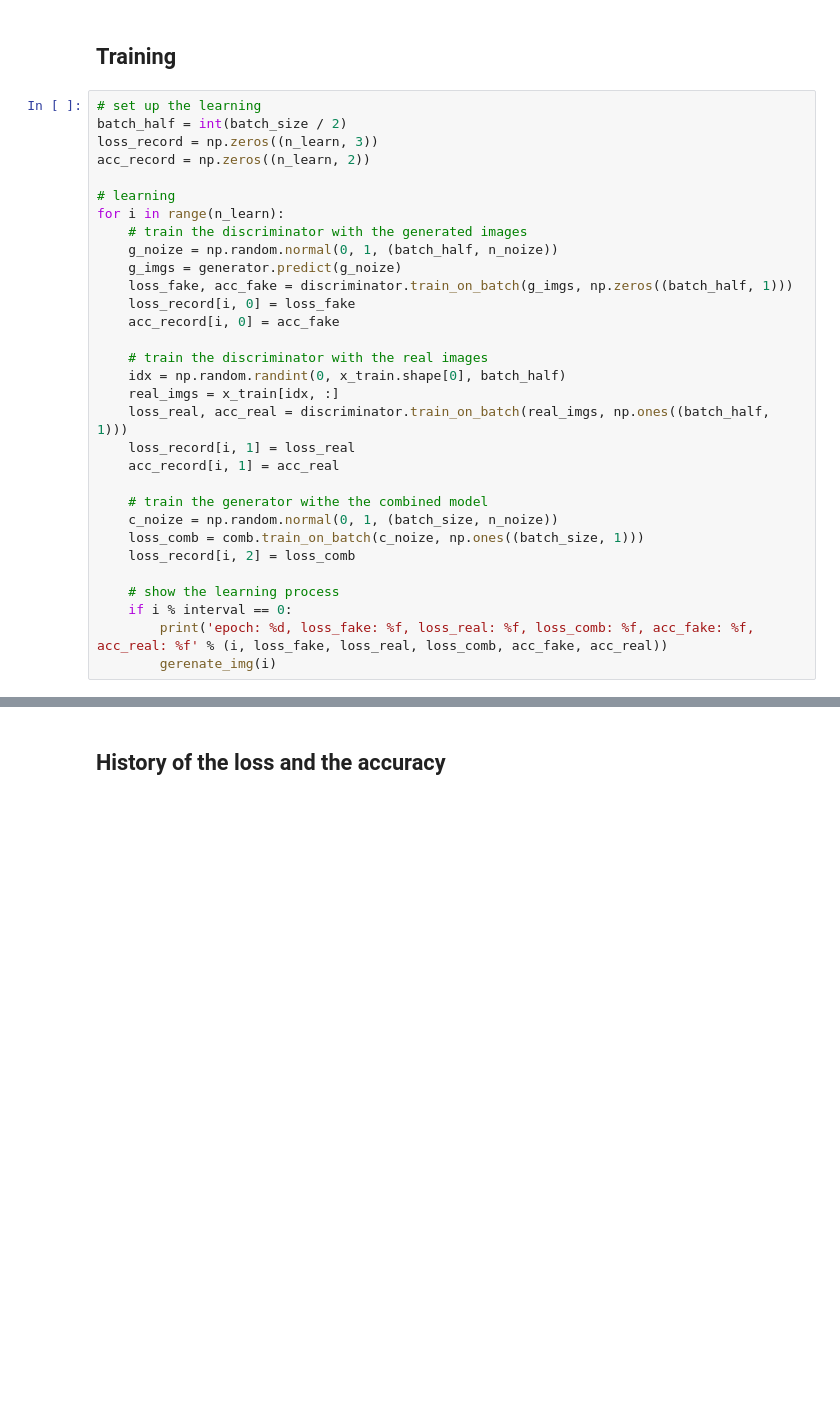
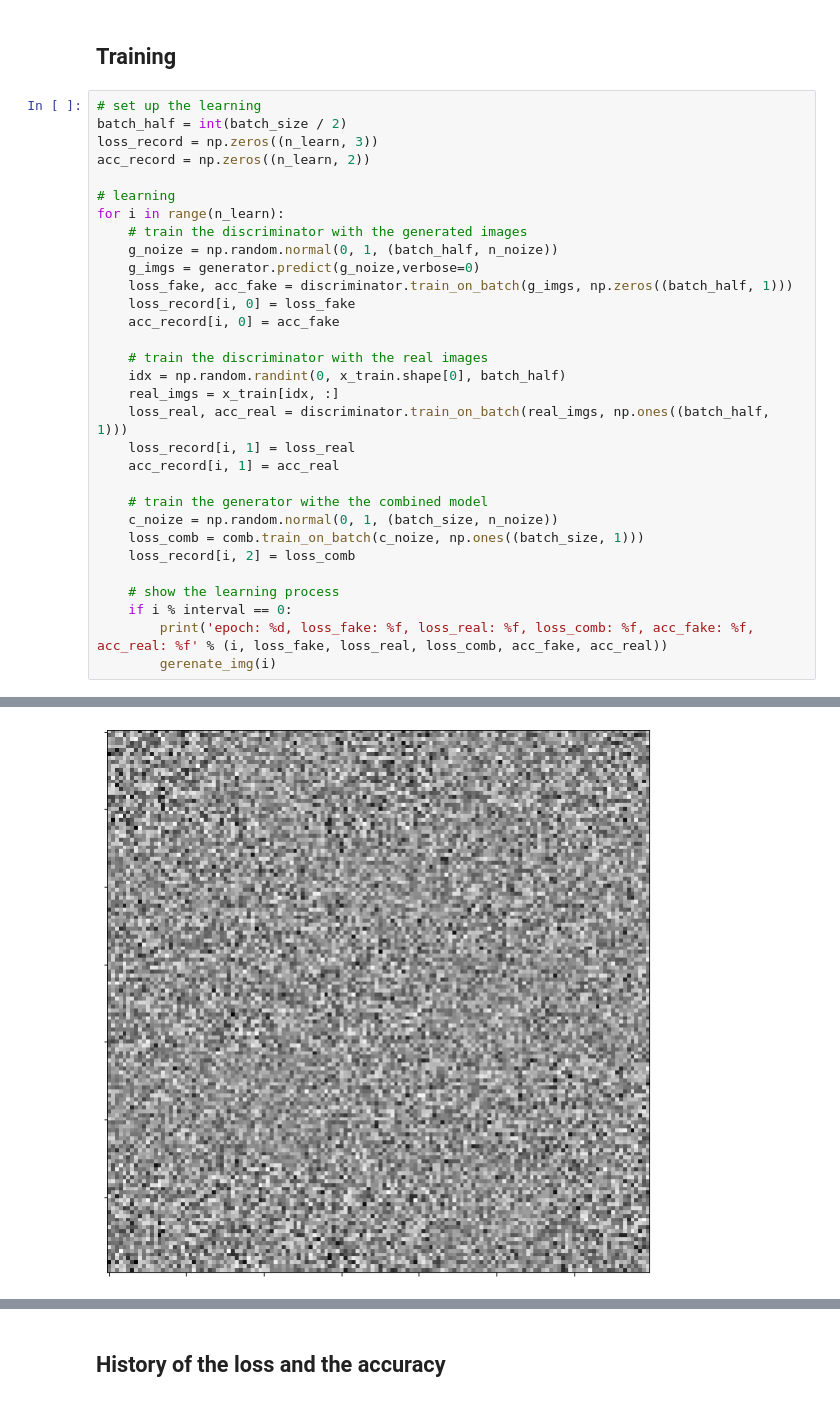
Before and after one commit to ntaka-0303/AI-Masrer, a Jupyter notebook: S10.GAN/exercises.ipynb, the cells around one changed output, grey strips where cells are left out. Saved outputs shown, nothing was run; the diff lists cells and outputs as text; blank space fills up the shorter version.

```diff
--- a/S10.GAN/exercises.ipynb
+++ b/S10.GAN/exercises.ipynb
@@ -178,7 +176,7 @@ acc_record = np.zeros((n_learn, 2))
 for i in range(n_learn):
     # train the discriminator with the generated images
     g_noize = np.random.normal(0, 1, (batch_half, n_noize))
-    g_imgs = generator.predict(g_noize)
+    g_imgs = generator.predict(g_noize,verbose=0)
     loss_fake, acc_fake = discriminator.train_on_batch(g_imgs, np.zeros((batch_half, 1)))
     loss_record[i, 0] = loss_fake
     acc_record[i, 0] = acc_fake
@@ -199,3 +197,4 @@ for i in range(n_learn):
     if i % interval == 0:
         print('epoch: %d, loss_fake: %f, loss_real: %f, loss_comb: %f, acc_fake: %f, acc_real: %f' % (i, loss_fake, loss_real, loss_comb, acc_fake, acc_real))
         gerenate_img(i)
+# %% [output]
@@ -201,0 +203 @@ for i in range(n_learn):
+[figure, added]
```
Also changed, not shown: parts of 5 cells of this notebook.
